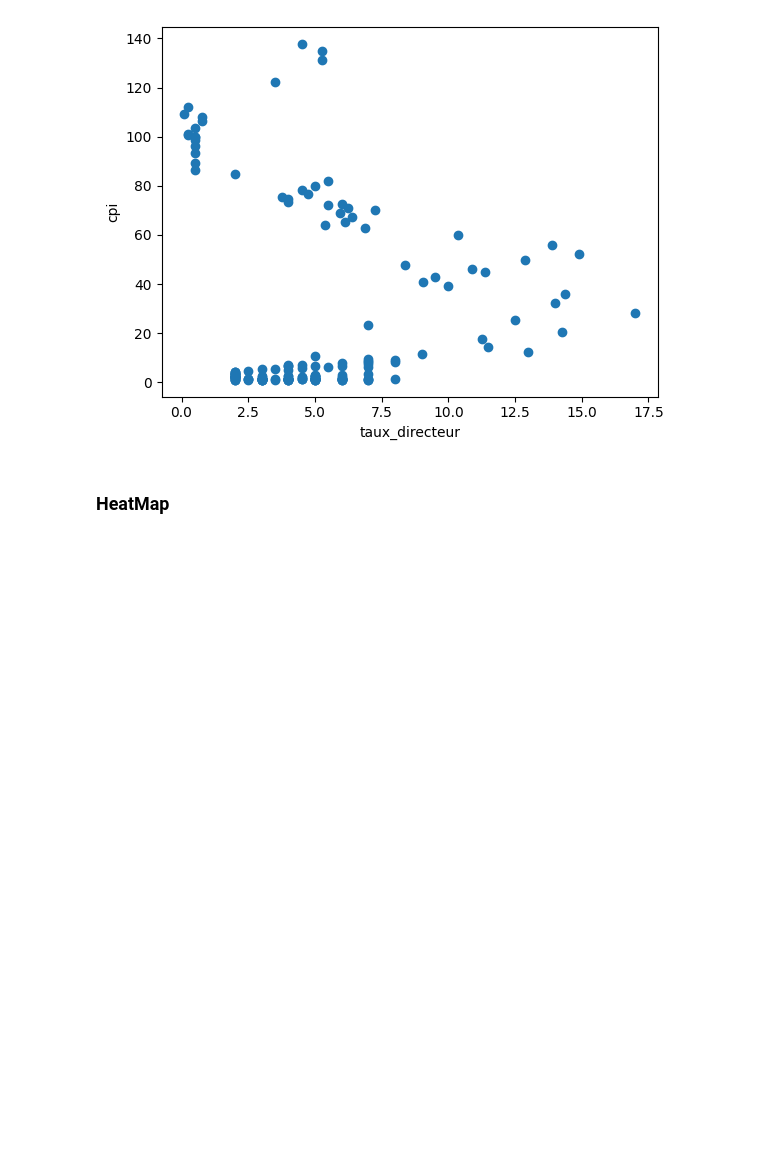
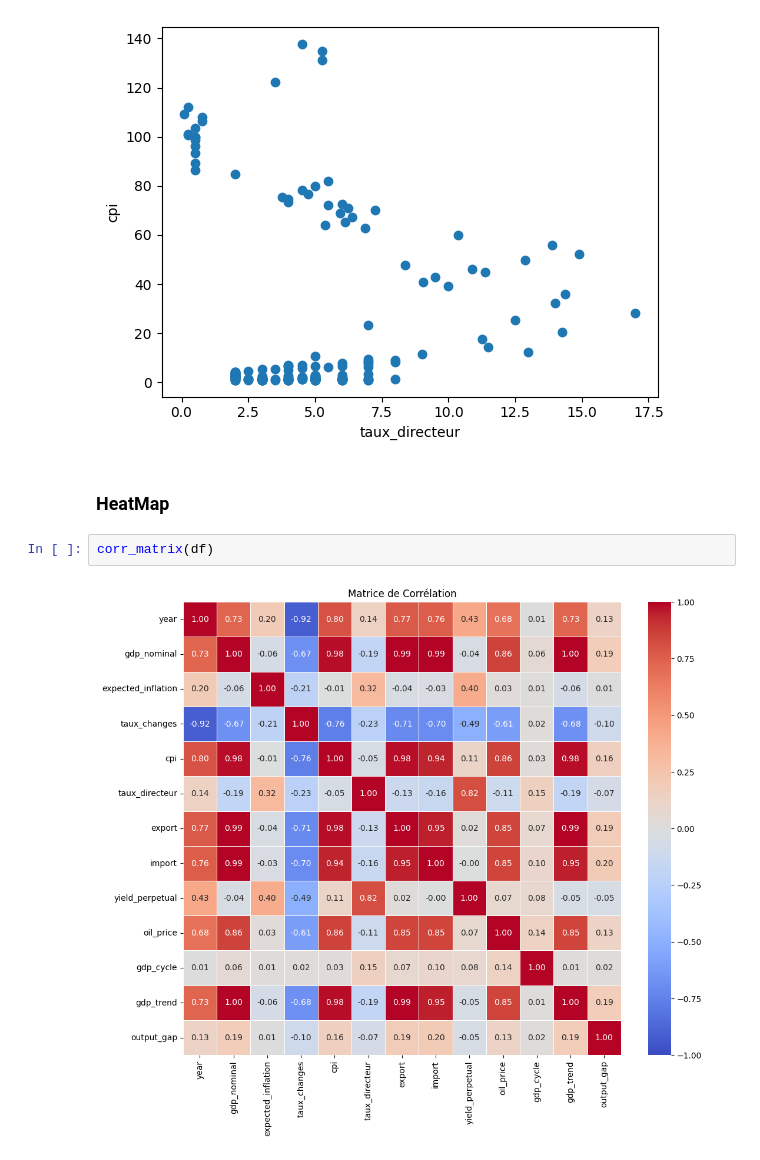
Before and after one commit to TimmGRT/Monetary-Policy-UK-1870-2025, a Jupyter notebook: CODE_ZONE/dorian_code/eda.ipynb, the cells around one changed output. Saved outputs shown, nothing was run; the diff lists cells and outputs as text; blank space fills up the shorter version.

```diff
--- a/CODE_ZONE/dorian_code/eda.ipynb
+++ b/CODE_ZONE/dorian_code/eda.ipynb
@@ -310,3 +310,7 @@ scat(df, x="taux_directeur", y="cpi")
 [figure]
 # %% [markdown]
 ### HeatMap
+# %%
+corr_matrix(df)
+# %% [output]
+[figure, added]
```
Also changed, not shown: parts of 1 cell of this notebook, 1 other file.
